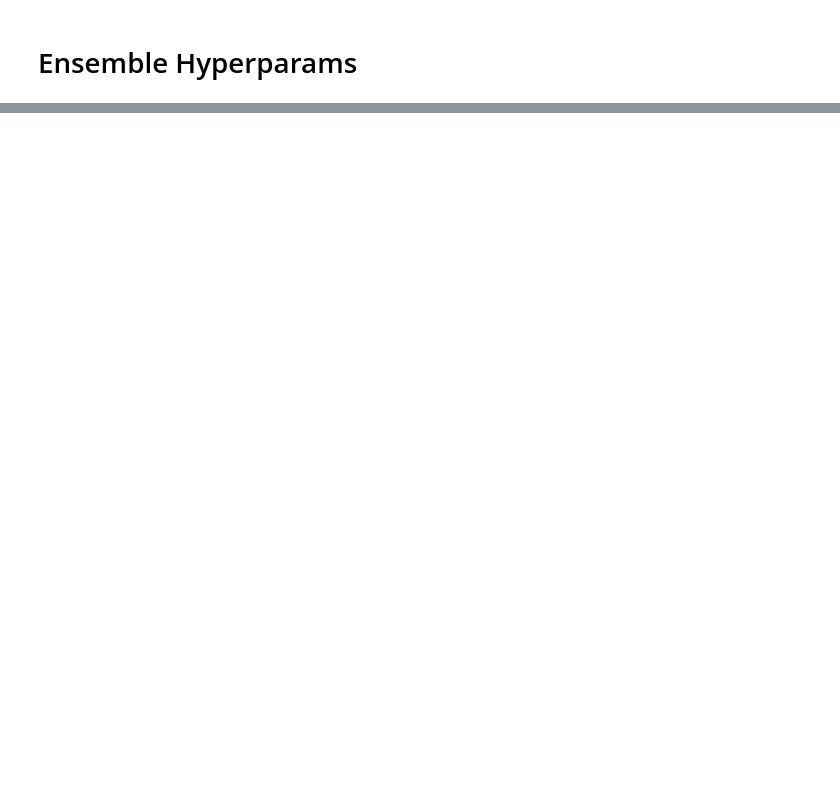
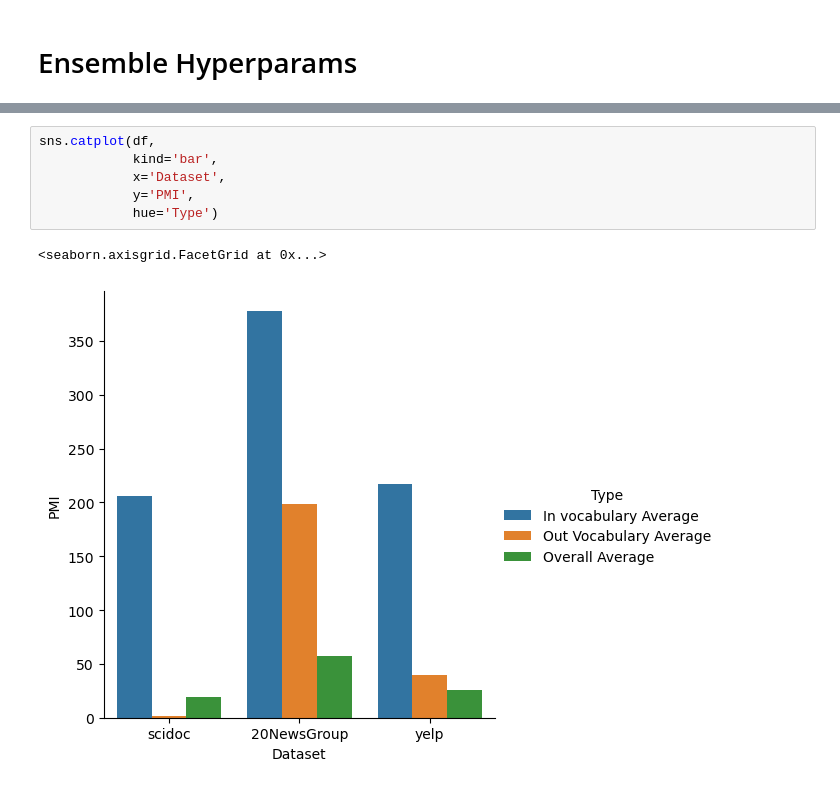
Before and after one commit to zhangchi0104/honours-sgtm, a Jupyter notebook: plots.ipynb, the cells around one changed output, grey strips where cells are left out. Cells and saved outputs as stored; diff of their text form; blank space fills up the shorter version.

```diff
--- a/plots.ipynb
+++ b/plots.ipynb
@@ -69,0 +217,9 @@ plt.savefig(PLOTS_OUTPUT_DIR / 'weight-distinctiveness.png')
+# %%
+sns.catplot(df,
+            kind='bar',
+            x='Dataset',
+            y='PMI',
+            hue='Type')
+# %% [output]
+<seaborn.axisgrid.FacetGrid at 0x...>
+[figure, added]
```
Also changed, not shown: parts of 9 cells of this notebook, 43 other files.
